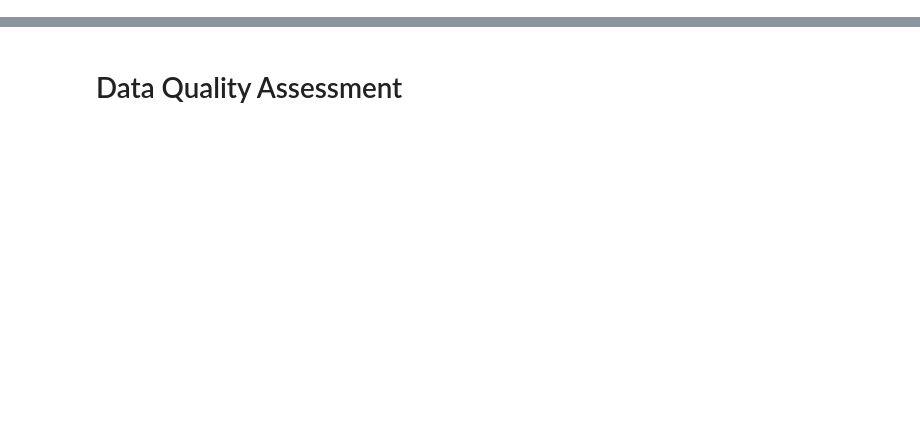
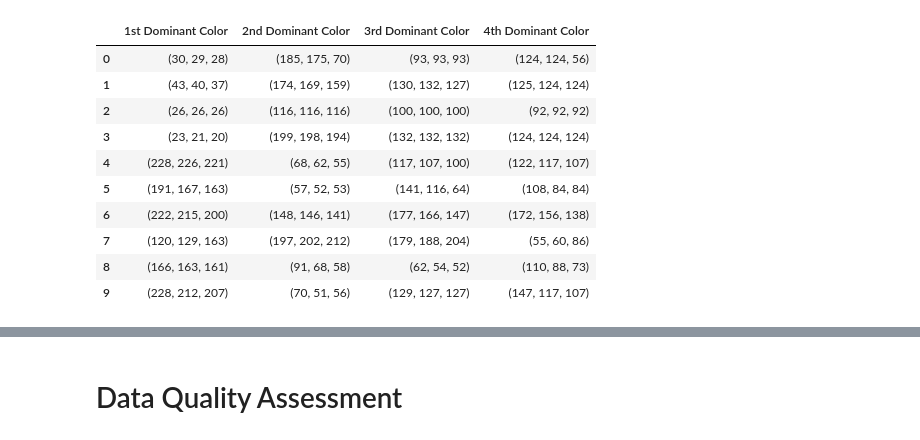
Before and after one commit to RomanZberg/DSPRO2-outfit-recommendation, a Jupyter notebook: data-preparation/Prepare_for_CNN.ipynb, the cells around one changed output, grey strips where cells are left out. Saved outputs shown, nothing was run; the diff lists cells and outputs as text; code cells hidden in the pictures; blank space fills up the shorter version.

```diff
--- a/data-preparation/Prepare_for_CNN.ipynb
+++ b/data-preparation/Prepare_for_CNN.ipynb
@@ -18,0 +34,3 @@ class WearType(Enum):
+# %%
+df['imagePath 256x256'] = df['imagePath'].apply(add_images256x256_path_to_df)
+df['imagePath BG-Removed'] = df['imagePath'].apply(add_bg_removed_path_to_df)
@@ -18,0 +39,8 @@ class WearType(Enum):
+# %%
+def get_palette(img_path, color_count, quality):
+    parent_directory = os.path.dirname(os.getcwd())
+    full_path = parent_directory + "/" + img_path
+    print(full_path)
+    thief = ColorThief(full_path)
+    palette = thief.get_palette(color_count=color_count, quality=quality)
+    return palette
@@ -18,0 +67,14 @@ class WearType(Enum):
+# %%
+split = pd.DataFrame(small_df['Dominant Color'].to_list(), columns= ['1st Dominant Color', '2nd Dominant Color', '3rd Dominant Color', '4th Dominant Color'])
+# %% [output]
+|  | 1st Dominant Color | 2nd Dominant Color | 3rd Dominant Color | 4th Dominant Color |
+| 0 | (30, 29, 28) | (185, 175, 70) | (93, 93, 93) | (124, 124, 56) |
+| 1 | (43, 40, 37) | (174, 169, 159) | (130, 132, 127) | (125, 124, 124) |
+| 2 | (26, 26, 26) | (116, 116, 116) | (100, 100, 100) | (92, 92, 92) |
+| 3 | (23, 21, 20) | (199, 198, 194) | (132, 132, 132) | (124, 124, 124) |
+| 4 | (228, 226, 221) | (68, 62, 55) | (117, 107, 100) | (122, 117, 107) |
+| 5 | (191, 167, 163) | (57, 52, 53) | (141, 116, 64) | (108, 84, 84) |
+| 6 | (222, 215, 200) | (148, 146, 141) | (177, 166, 147) | (172, 156, 138) |
+| 7 | (120, 129, 163) | (197, 202, 212) | (179, 188, 204) | (55, 60, 86) |
+| 8 | (166, 163, 161) | (91, 68, 58) | (62, 54, 52) | (110, 88, 73) |
+| 9 | (228, 212, 207) | (70, 51, 56) | (129, 127, 127) | (147, 117, 107) |
```
Also changed, not shown: parts of 29 cells of this notebook.
